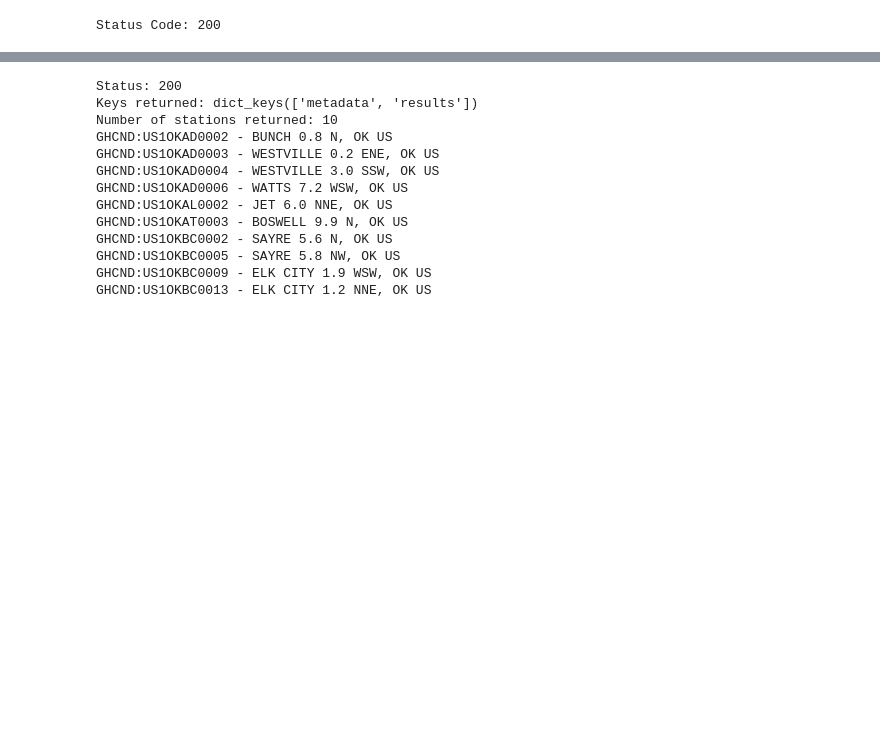
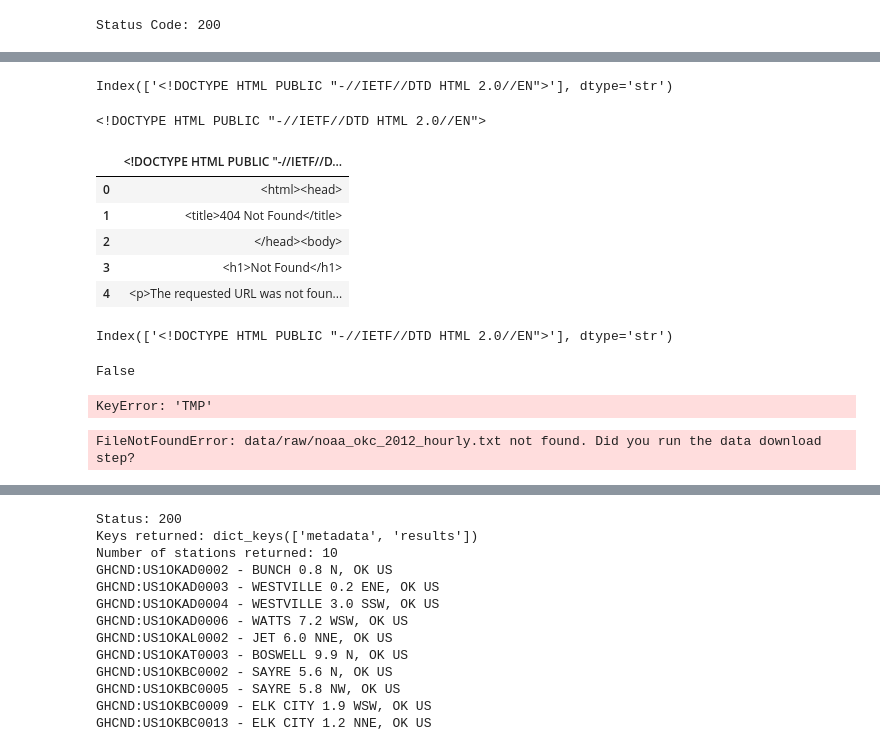
Before and after one commit to jeremy-evert/handson-ml3, a Jupyter notebook: Weather_Agreement_Lab/01_data_pull.ipynb, the cells around one changed output, grey strips where cells are left out. Saved outputs shown, nothing was run; the diff lists cells and outputs as text; code cells hidden in the pictures; blank space fills up the shorter version.

```diff
--- a/Weather_Agreement_Lab/01_data_pull.ipynb
+++ b/Weather_Agreement_Lab/01_data_pull.ipynb
@@ -151,0 +235,10 @@ Raw contents: [WindowsPath('c:/Users/evertj/git/handson-ml3/Weather_Agreement_La
+# %%
+import pandas as pd
+
+filepath = "data/raw/noaa_okc_2012_hourly.csv"
+
+df = pd.read_csv(filepath, low_memory=False)
+
+print(df.head())
+print(df.columns)
+print(df.shape)
@@ -152,3 +254,54 @@ Raw contents: [WindowsPath('c:/Users/evertj/git/handson-ml3/Weather_Agreement_La
+# %%
+print(df.columns)
+# %% [output]
+Index(['<!DOCTYPE HTML PUBLIC "-//IETF//DTD HTML 2.0//EN">'], dtype='str')
+# %%
+for col in df.columns:
+    print(col)
+# %% [output]
+<!DOCTYPE HTML PUBLIC "-//IETF//DTD HTML 2.0//EN">
+# %%
+df.head(5)
+# %% [output]
+|  | <!DOCTYPE HTML PUBLIC "-//IETF//D... |
+| 0 | <html><head> |
+| 1 | <title>404 Not Found</title> |
+| 2 | </head><body> |
+| 3 | <h1>Not Found</h1> |
+| 4 | <p>The requested URL was not foun... |
+# %%
+print(df.columns)
+# %% [output]
+Index(['<!DOCTYPE HTML PUBLIC "-//IETF//DTD HTML 2.0//EN">'], dtype='str')
+# %%
+"TEMP" in df.columns
+"TMP" in df.columns
+# %% [output]
+False
+# %%
+def parse_temp(tmp_string):
+    try:
+        value = tmp_string.split(",")[0]
+        return int(value) / 10
+    except:
+        return None
+
+df["temperature_C"] = df["TMP"].apply(parse_temp)
+
+df[["DATE","temperature_C"]].head()
+# %% [output]
+KeyError: 'TMP'
+# %%
+import os
+
+filepath = "data/raw/noaa_okc_2012_hourly.txt"
+
+if not os.path.exists(filepath):
+    raise FileNotFoundError(
+        f"{filepath} not found. Did you run the data download step?"
+    )
+# %% [output]
+FileNotFoundError: data/raw/noaa_okc_2012_hourly.txt not found. Did you run the data download step?
 # %%
 import pandas as pd
 
```
Also changed, not shown: parts of 17 cells of this notebook, 1 other file.
